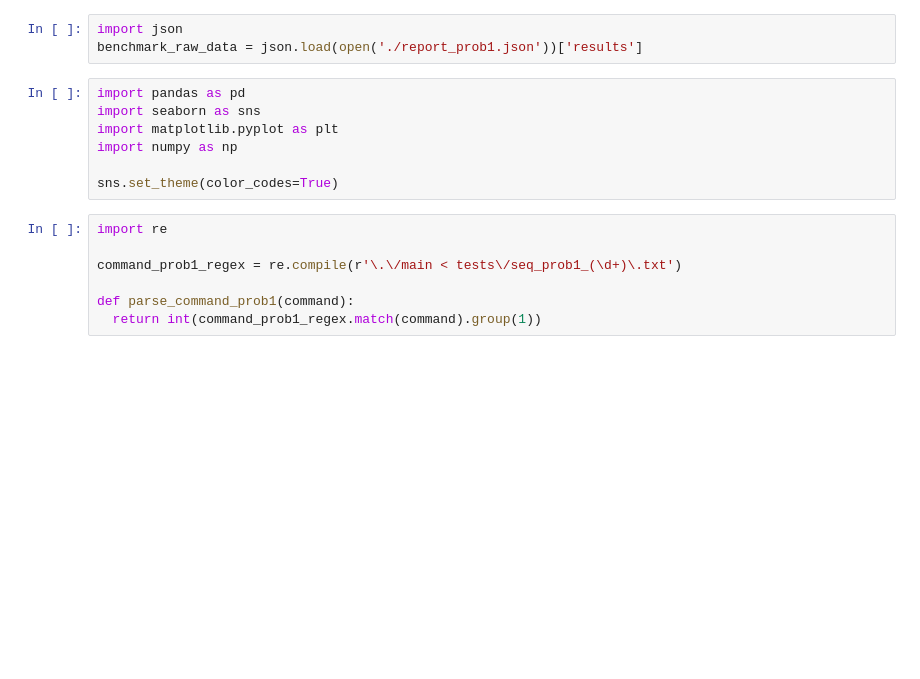
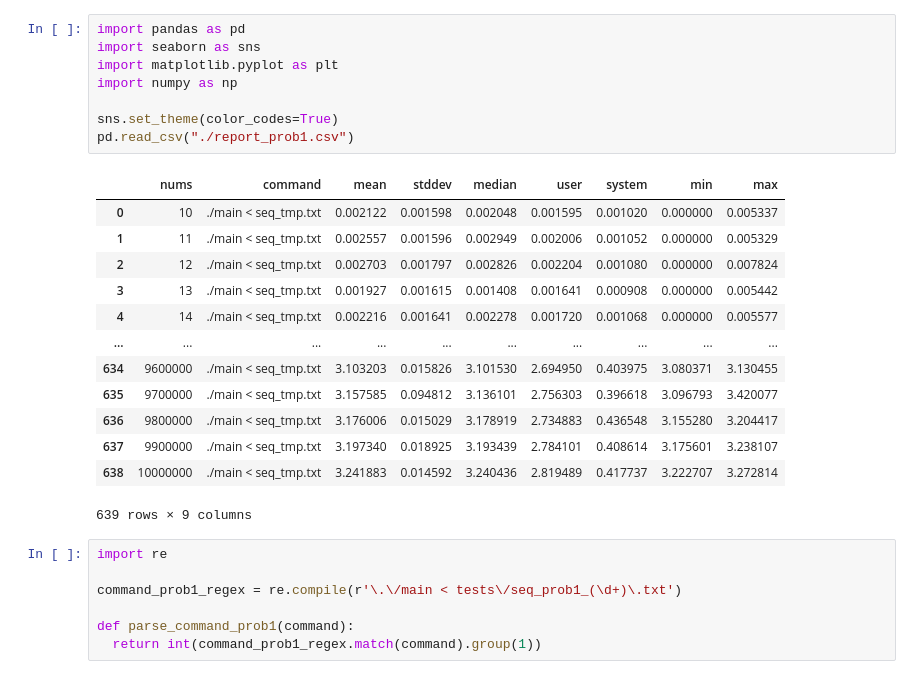
Before and after one commit to ist199211-ist199341/asa-p1, a Jupyter notebook: report/results.ipynb, the cells around one changed output. Saved outputs shown, nothing was run; the diff lists cells and outputs as text; blank space fills up the shorter version.

```diff
--- a/report/results.ipynb
+++ b/report/results.ipynb
@@ -1,13 +1,25 @@
-# %%
-import json
-benchmark_raw_data = json.load(open('./report_prob1.json'))['results']
 # %%
 import pandas as pd
 import seaborn as sns
 import matplotlib.pyplot as plt
 import numpy as np
 
 sns.set_theme(color_codes=True)
+pd.read_csv("./report_prob1.csv")
+# %% [output]
+|  | nums | command | mean | stddev | median | user | system | min | max |
+| 0 | 10 | ./main < seq_tmp.txt | 0.002122 | 0.001598 | 0.002048 | 0.001595 | 0.001020 | 0.000000 | 0.005337 |
+| 1 | 11 | ./main < seq_tmp.txt | 0.002557 | 0.001596 | 0.002949 | 0.002006 | 0.001052 | 0.000000 | 0.005329 |
+| 2 | 12 | ./main < seq_tmp.txt | 0.002703 | 0.001797 | 0.002826 | 0.002204 | 0.001080 | 0.000000 | 0.007824 |
+| 3 | 13 | ./main < seq_tmp.txt | 0.001927 | 0.001615 | 0.001408 | 0.001641 | 0.000908 | 0.000000 | 0.005442 |
+| 4 | 14 | ./main < seq_tmp.txt | 0.002216 | 0.001641 | 0.002278 | 0.001720 | 0.001068 | 0.000000 | 0.005577 |
+| ... | ... | ... | ... | ... | ... | ... | ... | ... | ... |
+| 634 | 9600000 | ./main < seq_tmp.txt | 3.103203 | 0.015826 | 3.101530 | 2.694950 | 0.403975 | 3.080371 | 3.130455 |
+| 635 | 9700000 | ./main < seq_tmp.txt | 3.157585 | 0.094812 | 3.136101 | 2.756303 | 0.396618 | 3.096793 | 3.420077 |
+| 636 | 9800000 | ./main < seq_tmp.txt | 3.176006 | 0.015029 | 3.178919 | 2.734883 | 0.436548 | 3.155280 | 3.204417 |
+| 637 | 9900000 | ./main < seq_tmp.txt | 3.197340 | 0.018925 | 3.193439 | 2.784101 | 0.408614 | 3.175601 | 3.238107 |
+| 638 | 10000000 | ./main < seq_tmp.txt | 3.241883 | 0.014592 | 3.240436 | 2.819489 | 0.417737 | 3.222707 | 3.272814 |
+639 rows × 9 columns
 # %%
 import re
 
```
Also changed, not shown: parts of 2 cells of this notebook.
